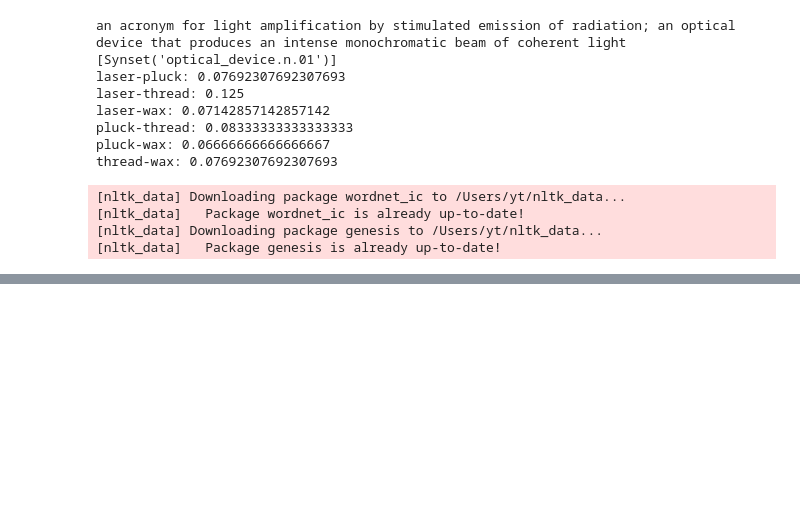
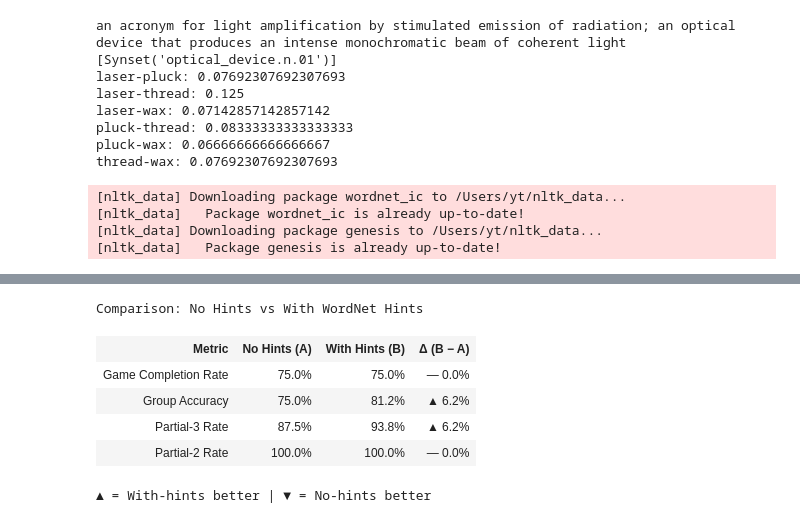
Before and after one commit to anantsahoo/nyt-connections-rag, a Jupyter notebook: notebooks/wordnet_withEvaluation.ipynb, the cells around one changed output, grey strips where cells are left out. Cells and saved outputs as stored; diff of their text form; code cells hidden in the pictures; blank space fills up the shorter version.

```diff
--- a/notebooks/wordnet_withEvaluation.ipynb
+++ b/notebooks/wordnet_withEvaluation.ipynb
@@ -669,0 +761,48 @@ Summary — 4 puzzles
+# %%
+## Comparison: No Hints vs With Hints
+from IPython.display import display, HTML
+
+metrics = ["gcr", "acc", "p3", "p2"]
+labels  = ["Game Completion Rate", "Group Accuracy", "Partial-3 Rate", "Partial-2 Rate"]
+
+def _delta_cell(a, b):
+    diff = b - a
+    color = "#66bb6a" if diff > 0 else ("#ef5350" if diff < 0 else "#aaa")
+    arrow = "▲" if diff > 0 else ("▼" if diff < 0 else "—")
+    return (f'<td style="padding:6px 14px;text-align:center;color:{color};font-weight:bold">'
+            f'{arrow} {abs(diff):.1%}</td>')
+
+header = (
+    '<tr style="color:#aaa;border-bottom:1px solid #555">'
+    '<th style="padding:6px 14px;text-align:left">Metric</th>'
+    '<th style="padding:6px 14px">No Hints (A)</th>'
+    '<th style="padding:6px 14px">With Hints (B)</th>'
+    '<th style="padding:6px 14px">Δ (B − A)</th>'
+    '</tr>'
+)
+rows = "".join(
+    f'<tr>'
+    f'<td style="padding:6px 14px">{lbl}</td>'
+    f'<td style="padding:6px 14px;text-align:center">{summary_no_hints[m]:.1%}</td>'
+    f'<td style="padding:6px 14px;text-align:center">{summary_with_hints[m]:.1%}</td>'
+    f'{_delta_cell(summary_no_hints[m], summary_with_hints[m])}'
+    f'</tr>'
+    for m, lbl in zip(metrics, labels)
+)
+
+display(HTML(
+    '<h2 style="font-family:monospace;border-bottom:2px solid #555;padding-bottom:6px">'
+    'Comparison: No Hints vs With WordNet Hints</h2>'
+    '<table style="border-collapse:collapse;font-family:monospace;font-size:0.95em">'
+    f'{header}{rows}</table>'
+    '<p style="color:#888;font-size:0.85em;font-family:monospace">'
+    '▲ = With-hints better &nbsp;|&nbsp; ▼ = No-hints better</p>'
+))
+# %% [output]
+Comparison: No Hints vs With WordNet Hints
+| Metric | No Hints (A) | With Hints (B) | Δ (B − A) |
+| Game Completion Rate | 75.0% | 75.0% | — 0.0% |
+| Group Accuracy | 75.0% | 81.2% | ▲ 6.2% |
+| Partial-3 Rate | 87.5% | 93.8% | ▲ 6.2% |
+| Partial-2 Rate | 100.0% | 100.0% | — 0.0% |
+▲ = With-hints better | ▼ = No-hints better
```
Also changed, not shown: parts of 5 cells of this notebook.
